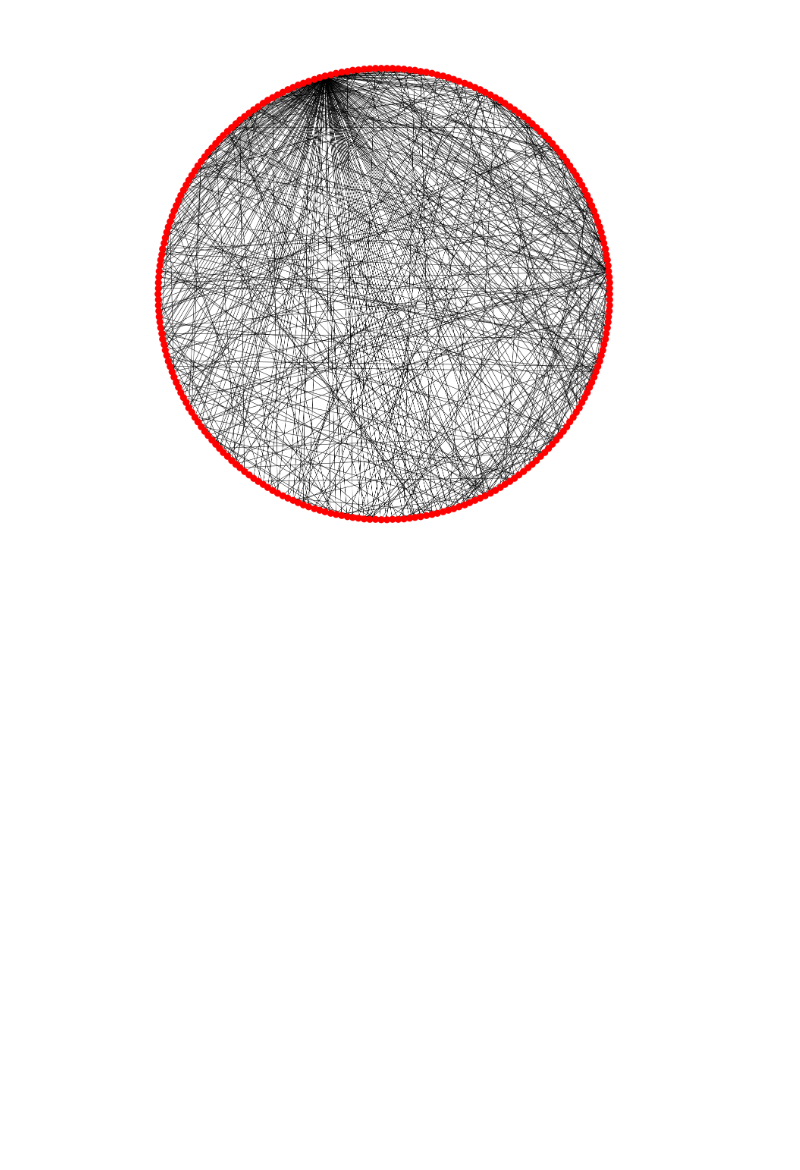
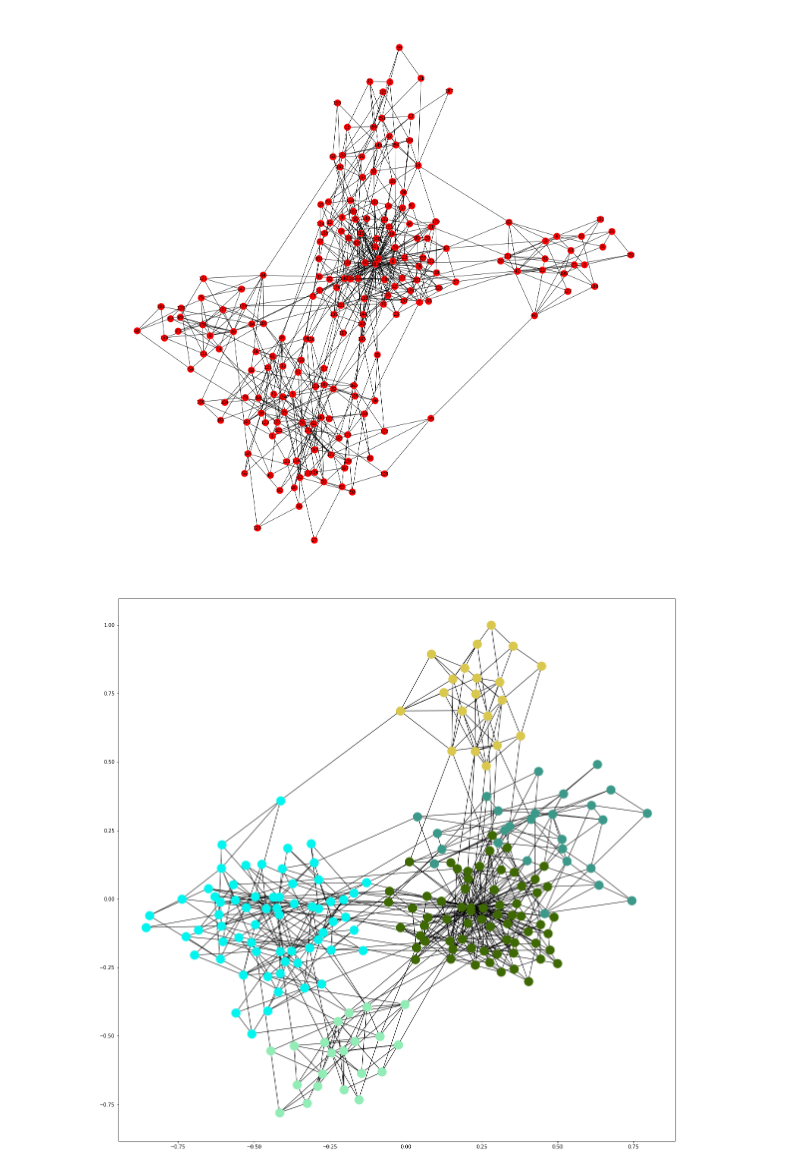
Before and after one commit to grzegorzborkowski/networkx-tutorial, a Jupyter notebook: NetworkX.ipynb, the cells around one changed output. Drawn from its saved outputs; the diff is of its cells as text; code cells hidden in the pictures; blank space fills up the shorter version.

```diff
--- a/NetworkX.ipynb
+++ b/NetworkX.ipynb
@@ -74,20 +122,29 @@ print(full_graph_2.degree)
 # %%
-# Generowanie grafu ktory ma community:
-# https://networkx.github.io/documentation/stable/reference/algorithms/generated/networkx.algorithms.community.community_generators.LFR_benchmark_graph.html#networkx.algorithms.community.community_generators.LFR_benchmark_graph
+# Generowanie grafu, który ma community:
+# Używamy algorytmu o nazwie Lancichinetti–Fortunato–Radicchi benchmark, który pozwala na generowanie sieci
+# z communities znanymi a priori. Algorytmu używa się do tego, aby generować grafy na których później testuje się
+# inne metody wykrywania communieties (przez porównanie wyników ze zbiorem faktycznych communities).
 
 from networkx.algorithms.community import LFR_benchmark_graph
 from matplotlib.pyplot import figure
+import numpy
 
-n = 250
-tau1 = 3
-tau2 = 1.5
-mu = 0.1
-G = LFR_benchmark_graph(n, tau1, tau2, mu, average_degree=5, min_community=20,
-                        seed=10)
+G = LFR_benchmark_graph(n=200, tau1=3, tau2=1.5, mu=0.1, min_community=20, min_degree=3,
+                        seed=42)
 communities = {frozenset(G.nodes[v]['community']) for v in G}
 figure(figsize=(20,20))
-nx.draw(G, pos=nx.circular_layout(G))
+nx.draw(G, pos=nx.spring_layout(G), with_labels=True)
+
+figure(figsize=(20,20))
+pos = nx.spring_layout(G)
+for community in list(communities):
+    nx.draw_networkx_nodes(G, pos=pos,
+                           nodelist=community,
+                           node_color=numpy.random.rand(3,),
+                           alpha=1)
+nx.draw_networkx_edges(G, pos=pos, edgelist=G.edges)
 
 plt.show()
 # %% [output]
-[figure, old version]
+[figure, new version]
+[figure, added]
```
Also changed, not shown: parts of 18 cells of this notebook, 2 other files.
